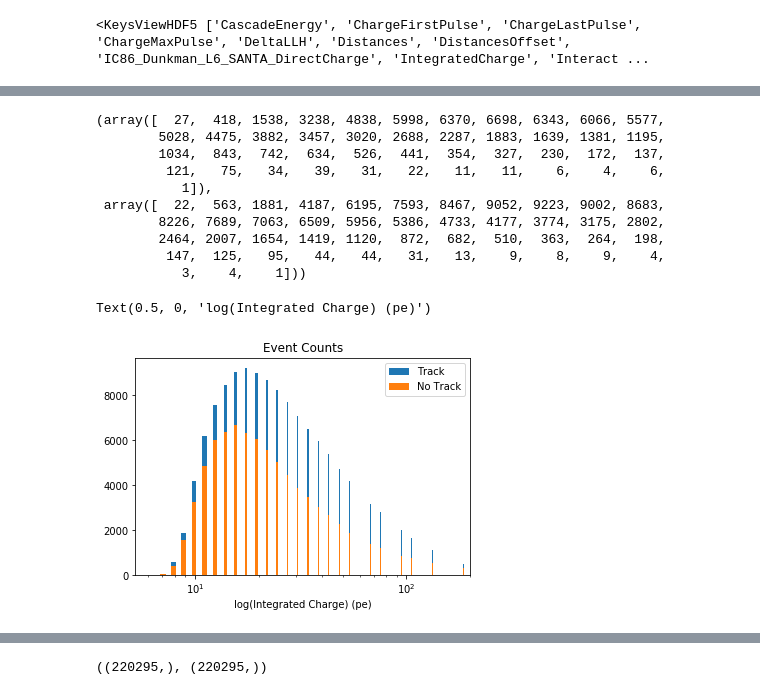
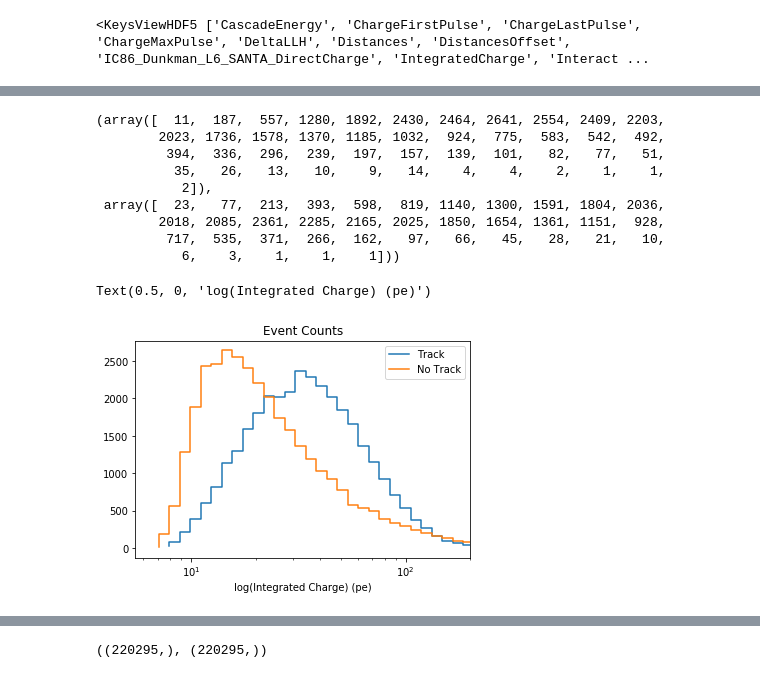
Before and after one commit to ruian1/NuIntClassification, a Jupyter notebook: baselines.ipynb, the cells around one changed output, grey strips where cells are left out. Drawn from its saved outputs; the diff is of its cells as text; code cells hidden in the pictures.

Commit message:
Fix bugs with dataset

```diff
--- a/baselines.ipynb
+++ b/baselines.ipynb
@@ -14,7 +14,7 @@ data = HD5Dataset('../data/data_dragon.hd5', seed=42, features=["FirstCharge", "
             "VertexX", "VertexY", "VertexZ", "RecoX",
 "RecoZ", "RecoAzimuth", "RecoZenith"])
 # %%
-with open('training/hd5-690638/config.json') as f:
+with open('training/hd5-860835/config.json') as f:
     settings = json.load(f)
 # %%
 data = util.dataset_from_config(settings)
@@ -66,0 +60,7 @@ data.get_baseline_accuracy()
+# %%
+data2_config = settings
+settings['dataset']['max_charge'] = None
+settings['dataset']['balance_classes'] = None
+settings['dataset']['min_track_length'] = None
+settings['dataset']['max_cascade_energy'] = None
+data2 = util.dataset_from_config(data2_config)
@@ -67,2 +71,3 @@ data.get_baseline_accuracy()
 # %%
-test_idx = data._get_idx('test')
+test_idx = data2._get_idx('test')
+test_idx.shape
@@ -241,28 +238,27 @@ bins_track, bin_counts_track = np.unique(binned[y_gnd > 0], return_counts=True)
 bins_non_track, bin_counts_non_track = np.unique(binned[y_gnd <= 0], return_counts=True)
 bin_counts_non_track, bin_counts_track
 # %% [output]
-(array([  27,  418, 1538, 3238, 4838, 5998, 6370, 6698, 6343, 6066, 5577,
-        5028, 4475, 3882, 3457, 3020, 2688, 2287, 1883, 1639, 1381, 1195,
-        1034,  843,  742,  634,  526,  441,  354,  327,  230,  172,  137,
-         121,   75,   34,   39,   31,   22,   11,   11,    6,    4,    6,
-           1]),
- array([  22,  563, 1881, 4187, 6195, 7593, 8467, 9052, 9223, 9002, 8683,
-        8226, 7689, 7063, 6509, 5956, 5386, 4733, 4177, 3774, 3175, 2802,
-        2464, 2007, 1654, 1419, 1120,  872,  682,  510,  363,  264,  198,
-         147,  125,   95,   44,   44,   31,   13,    9,    8,    9,    4,
-           3,    4,    1]))
+(array([  11,  187,  557, 1280, 1892, 2430, 2464, 2641, 2554, 2409, 2203,
+        2023, 1736, 1578, 1370, 1185, 1032,  924,  775,  583,  542,  492,
+         394,  336,  296,  239,  197,  157,  139,  101,   82,   77,   51,
+          35,   26,   13,   10,    9,   14,    4,    4,    2,    1,    1,
+           2]),
+ array([  23,   77,  213,  393,  598,  819, 1140, 1300, 1591, 1804, 2036,
+        2018, 2085, 2361, 2285, 2165, 2025, 1850, 1654, 1361, 1151,  928,
+         717,  535,  371,  266,  162,   97,   66,   45,   28,   21,   10,
+           6,    3,    1,    1,    1]))
 # %%
 fig = plt.figure()
 plt.xscale('log')
-plt.bar(bins[bins_track], bin_counts_track, width=0.5, label='Track')
-plt.bar(bins[bins_non_track], bin_counts_non_track, width=0.5, label='No Track')
+plt.step(bins[bins_track], bin_counts_track, label='Track')
+plt.step(bins[bins_non_track], bin_counts_non_track, label='No Track')
 plt.legend()
 plt.xlim(right=2e2)
 plt.title('Event Counts')
 plt.xlabel('log(Integrated Charge) (pe)')
 # %% [output]
 Text(0.5, 0, 'log(Integrated Charge) (pe)')
-[figure, old version]
+[figure, new version]
 # %%
 np.hstack((
     np.array(pd.DataFrame(metrics['numu CC']['model'])['acc']),
```
Also changed, not shown: parts of 20 cells of this notebook, 4 other files.
